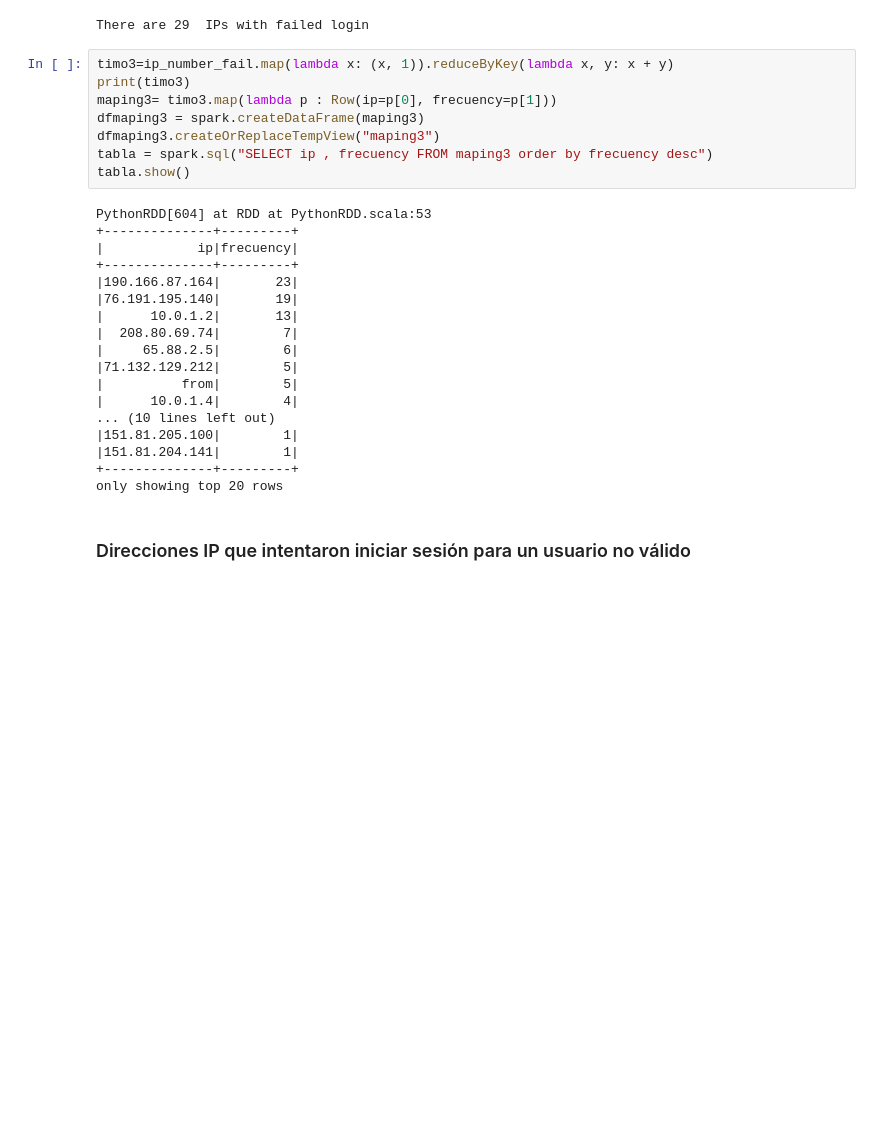
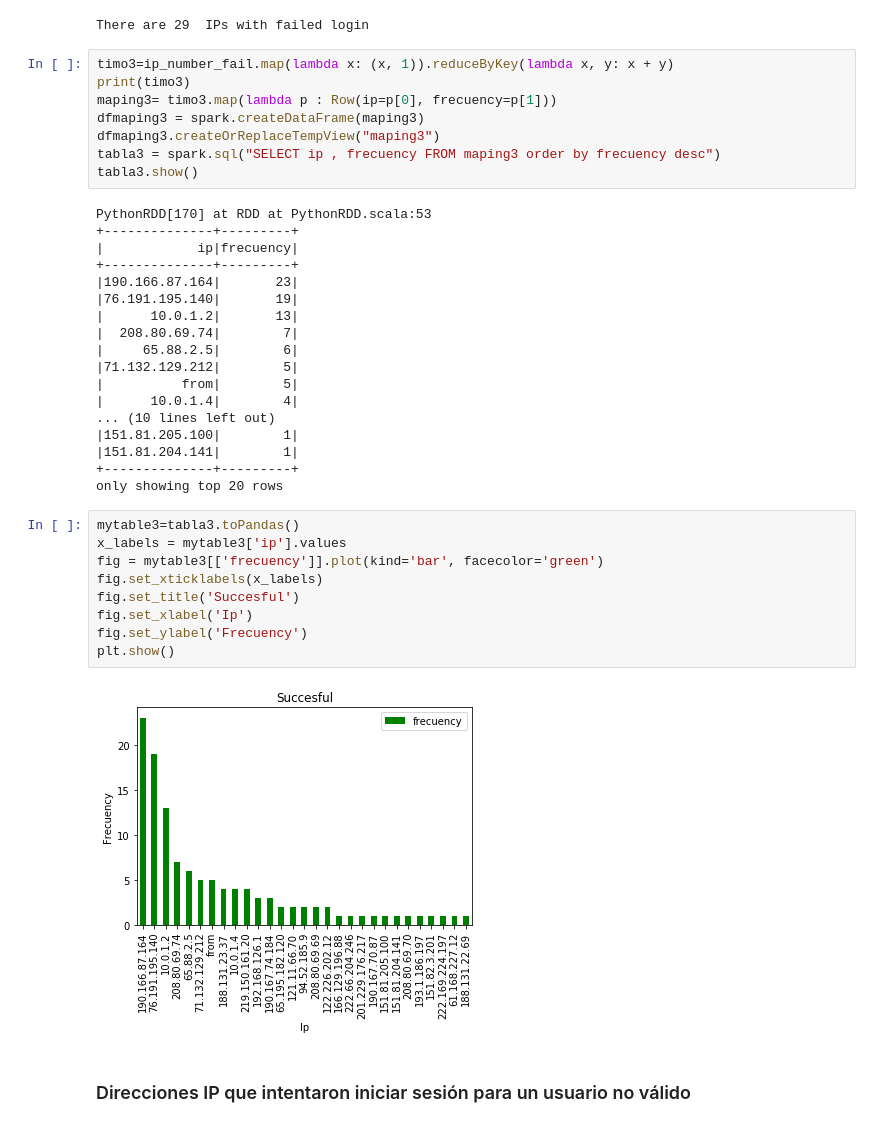
Before and after one commit to carlosbenavidez9507/Taller_Spark, a Jupyter notebook: Taller_analisis_log_spark.ipynb, the cells around one changed output. Saved outputs shown, nothing was run; the diff lists cells and outputs as text; blank space fills up the shorter version.

```diff
--- a/Taller_analisis_log_spark.ipynb
+++ b/Taller_analisis_log_spark.ipynb
@@ -420,10 +411,10 @@ print(timo3)
 maping3= timo3.map(lambda p : Row(ip=p[0], frecuency=p[1]))
 dfmaping3 = spark.createDataFrame(maping3)
 dfmaping3.createOrReplaceTempView("maping3")
-tabla = spark.sql("SELECT ip , frecuency FROM maping3 order by frecuency desc")
-tabla.show()
+tabla3 = spark.sql("SELECT ip , frecuency FROM maping3 order by frecuency desc")
+tabla3.show()
 # %% [output]
-PythonRDD[604] at RDD at PythonRDD.scala:53
+PythonRDD[170] at RDD at PythonRDD.scala:53
 +--------------+---------+
 |            ip|frecuency|
 +--------------+---------+
@@ -440,6 +431,17 @@ PythonRDD[604] at RDD at PythonRDD.scala:53
 |151.81.204.141|        1|
 +--------------+---------+
 only showing top 20 rows
+# %%
+mytable3=tabla3.toPandas()
+x_labels = mytable3['ip'].values
+fig = mytable3[['frecuency']].plot(kind='bar', facecolor='green')
+fig.set_xticklabels(x_labels)
+fig.set_title('Succesful')
+fig.set_xlabel('Ip')
+fig.set_ylabel('Frecuency')
+plt.show()
+# %% [output]
+[figure, added]
 # %% [markdown]
 ### Direcciones IP que intentaron iniciar sesión para un usuario no válido
 # %%
```
Also changed, not shown: parts of 15 cells of this notebook.
